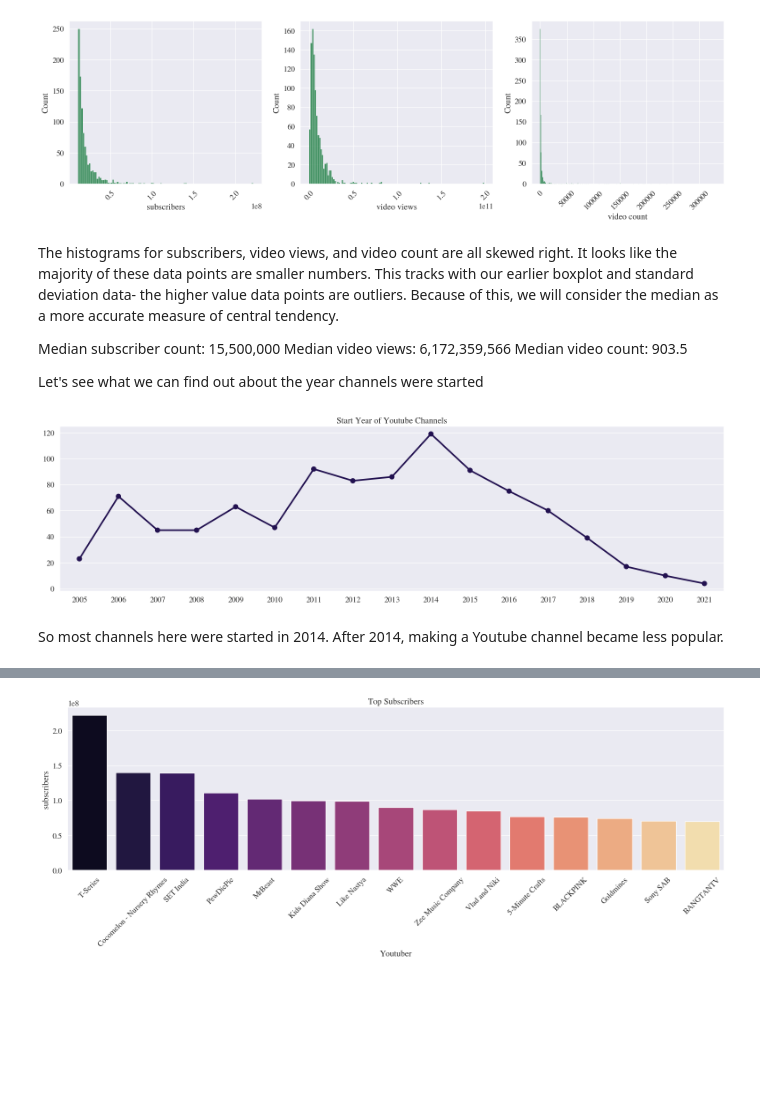
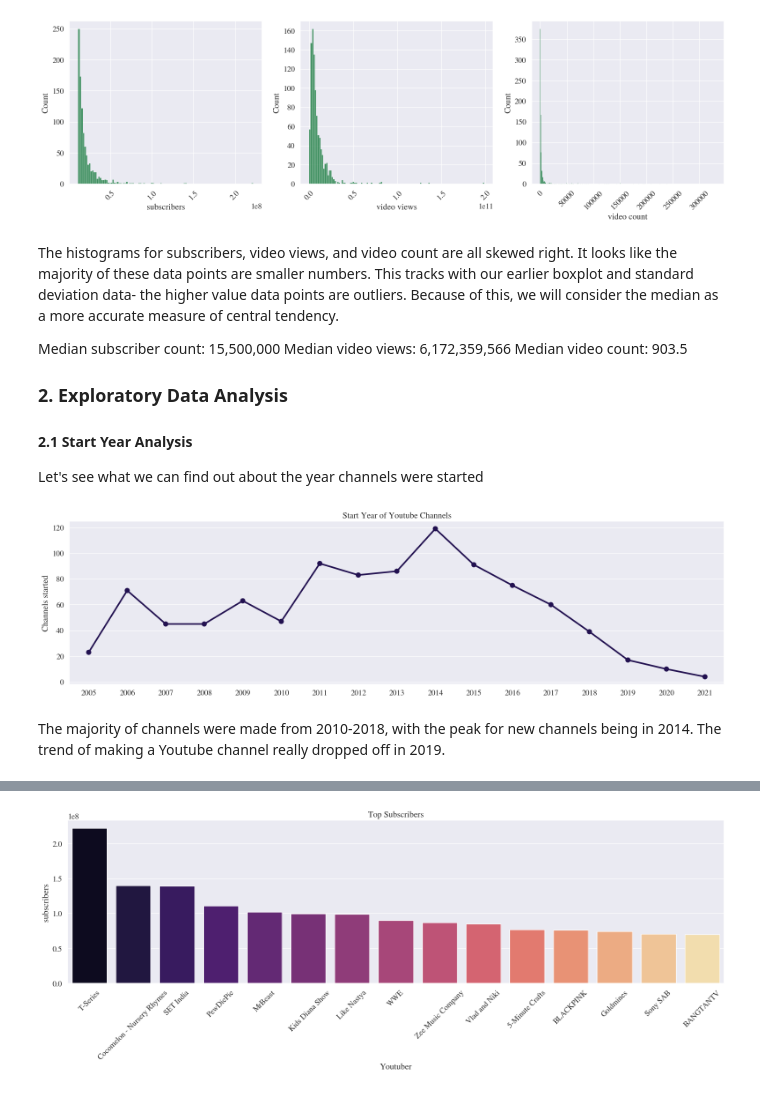
Before and after one commit to hnperry/yteda, a Jupyter notebook: yt.ipynb, the cells around one changed output, grey strips where cells are left out. Drawn from its saved outputs; the diff is of its cells as text; code cells hidden in the pictures; blank space fills up the shorter version.

```diff
--- a/yt.ipynb
+++ b/yt.ipynb
@@ -223,20 +257,27 @@ Median subscriber count: 15,500,000
 Median video views: 6,172,359,566
 Median video count: 903.5
 
+### 2. Exploratory Data Analysis
+
+#### 2.1 Start Year Analysis
+
 Let's see what we can find out about the year channels were started
 # %%
 sns.set_palette('magma')
 
+#create new dataframe that groups channels by their start year
 starteddf=numdata['started'].value_counts()
+
 plt.figure(figsize=(20, 5))
 sns.pointplot(x=starteddf.index, y=starteddf.values)
+plt.ylabel('Channels started')
 plt.title('Start Year of Youtube Channels')
 
 plt.show()
 # %% [output]
-[figure, old version]
+[figure, new version]
-# %% [markdown]
-So most channels here were started in 2014. After 2014, making a Youtube channel became less popular.
+# %% [markdown]
+The majority of channels were made from 2010-2018, with the peak for new channels being in 2014. The trend of making a Youtube channel really dropped off in 2019.
 # %%
 yeardf=numdata.groupby('started').mean().reset_index()
 x=yeardf['started']
```
Also changed, not shown: parts of 33 cells of this notebook, 1 other file.
